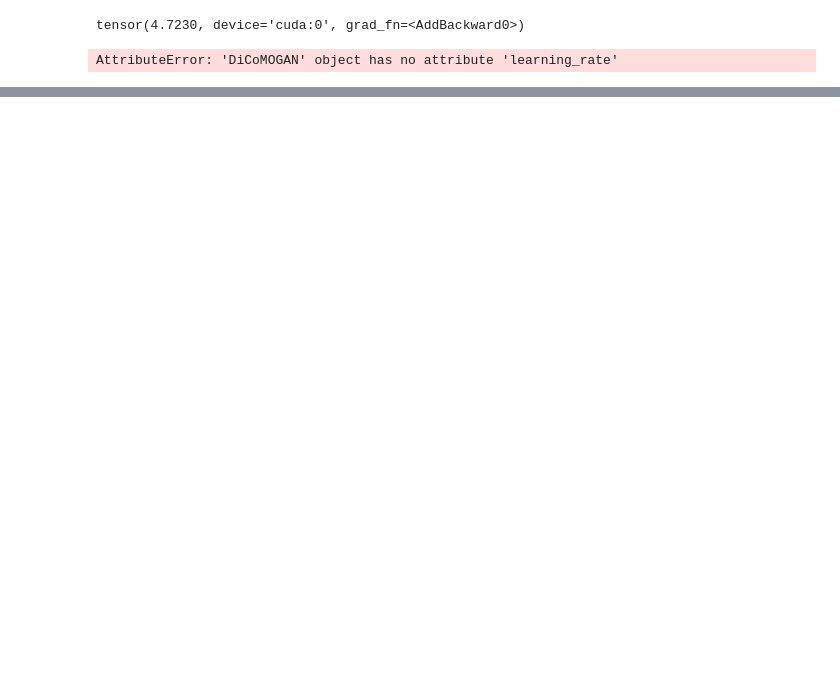
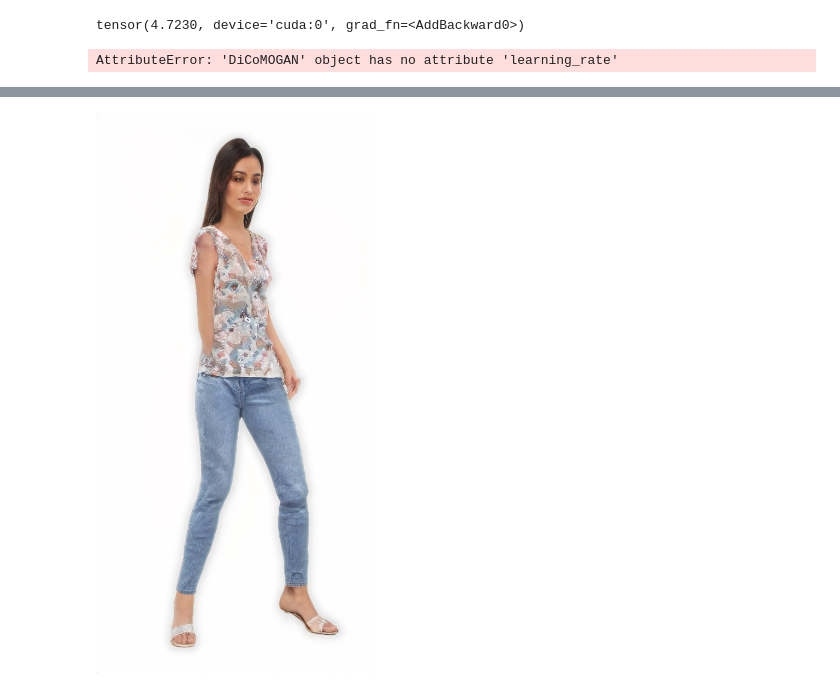
Before and after one commit to leventkaracan/dicomogan, a Jupyter notebook: pytorch_lightning.ipynb, the cells around one changed output, grey strips where cells are left out. Drawn from its saved outputs; the diff is of its cells as text; code cells hidden in the pictures; blank space fills up the shorter version.

Commit message:
add directions from mean model

```diff
--- a/pytorch_lightning.ipynb
+++ b/pytorch_lightning.ipynb
@@ -450,7 +446,7 @@ KeyboardInterrupt:
 # %%
 model = model.cuda()
 # %%
-model.training_step(batch, 0, 1)
+# model.training_step(batch, 0, 1)
 # %% [output]
 tensor(4.7230, device='cuda:0', grad_fn=<AddBackward0>)
 # %%
@@ -486,0 +456,2 @@ tensor(2.9802e-08, grad_fn=<SumBackward0>)
+# %%
+inversions = data['inversion']
@@ -486,0 +466,2 @@ tensor(2.9802e-08, grad_fn=<SumBackward0>)
+# %%
+tgt_inversion = inversions[:5].mean(0, keepdims=True).cuda()
@@ -486,0 +472,4 @@ tensor(2.9802e-08, grad_fn=<SumBackward0>)
+# %%
+with torch.no_grad():
+    mean_img = model.G(tgt_inversion)
+    sample_img = model.G(torch.cat((inversions[0:1, :5].cuda(), tgt_inversion[0:1, 5:]), 1).cuda())
@@ -486,0 +484,4 @@ tensor(2.9802e-08, grad_fn=<SumBackward0>)
+# %%
+to_PIL(sample_img[0])
+# %% [output]
+[figure, added]
```
Also changed, not shown: parts of 20 cells of this notebook, 7 other files.
